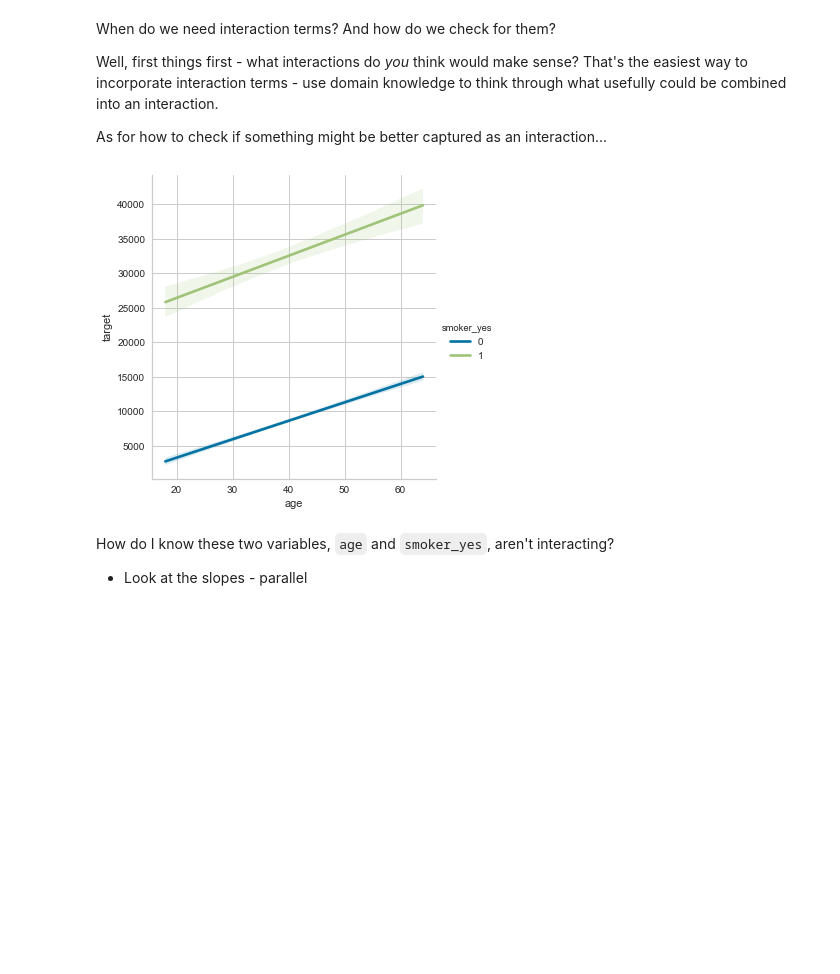
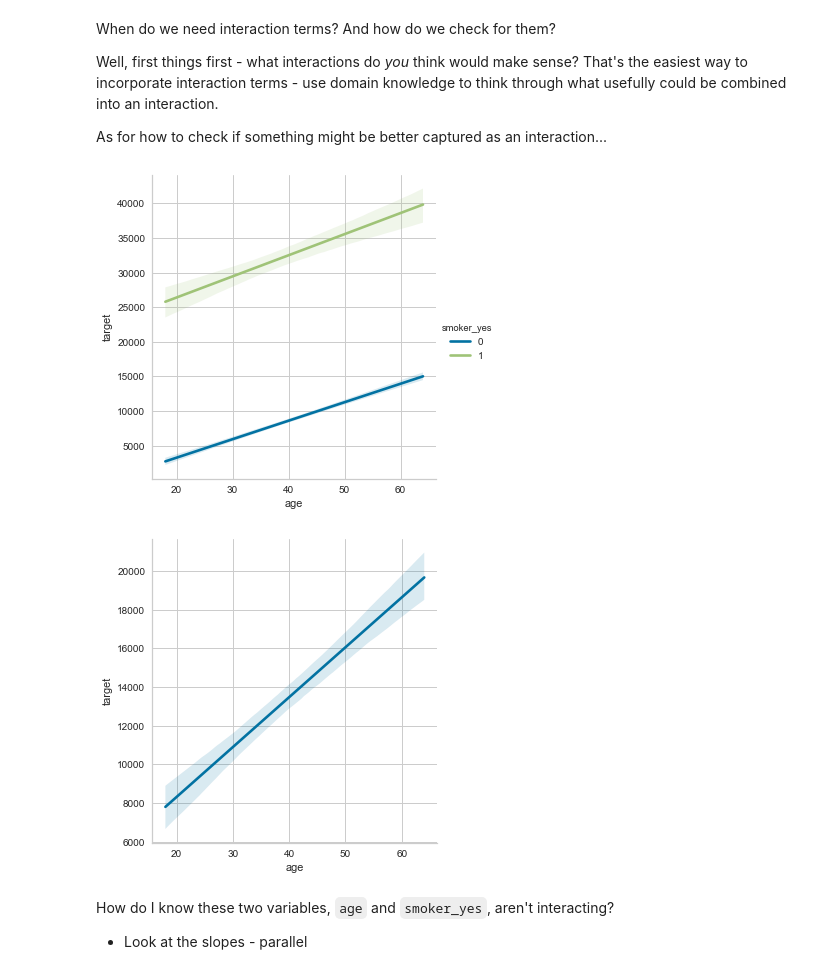
Before and after one commit to jingyunw/Online-DS-PT-092820, a Jupyter notebook: Phase2/20-ExtensionsToLinearModels.ipynb, the cells around one changed output. Drawn from its saved outputs; the diff is of its cells as text; code cells hidden in the pictures; blank space fills up the shorter version.

```diff
--- a/Phase2/20-ExtensionsToLinearModels.ipynb
+++ b/Phase2/20-ExtensionsToLinearModels.ipynb
@@ -490,9 +493,12 @@ df_ohe['target'] = df['charges']
 # %%
 # an example of no interaction term...
 sns.lmplot(x='age', y='target', hue='smoker_yes', data=df_ohe, scatter=False)
+sns.lmplot(x='age', y='target', data=df_ohe, scatter=False)
+
 plt.show()
 # %% [output]
 [figure]
+[figure, added]
 # %% [markdown]
 How do I know these two variables, `age` and `smoker_yes`, aren't interacting?
 
```
Also changed, not shown: parts of 13 cells of this notebook.
